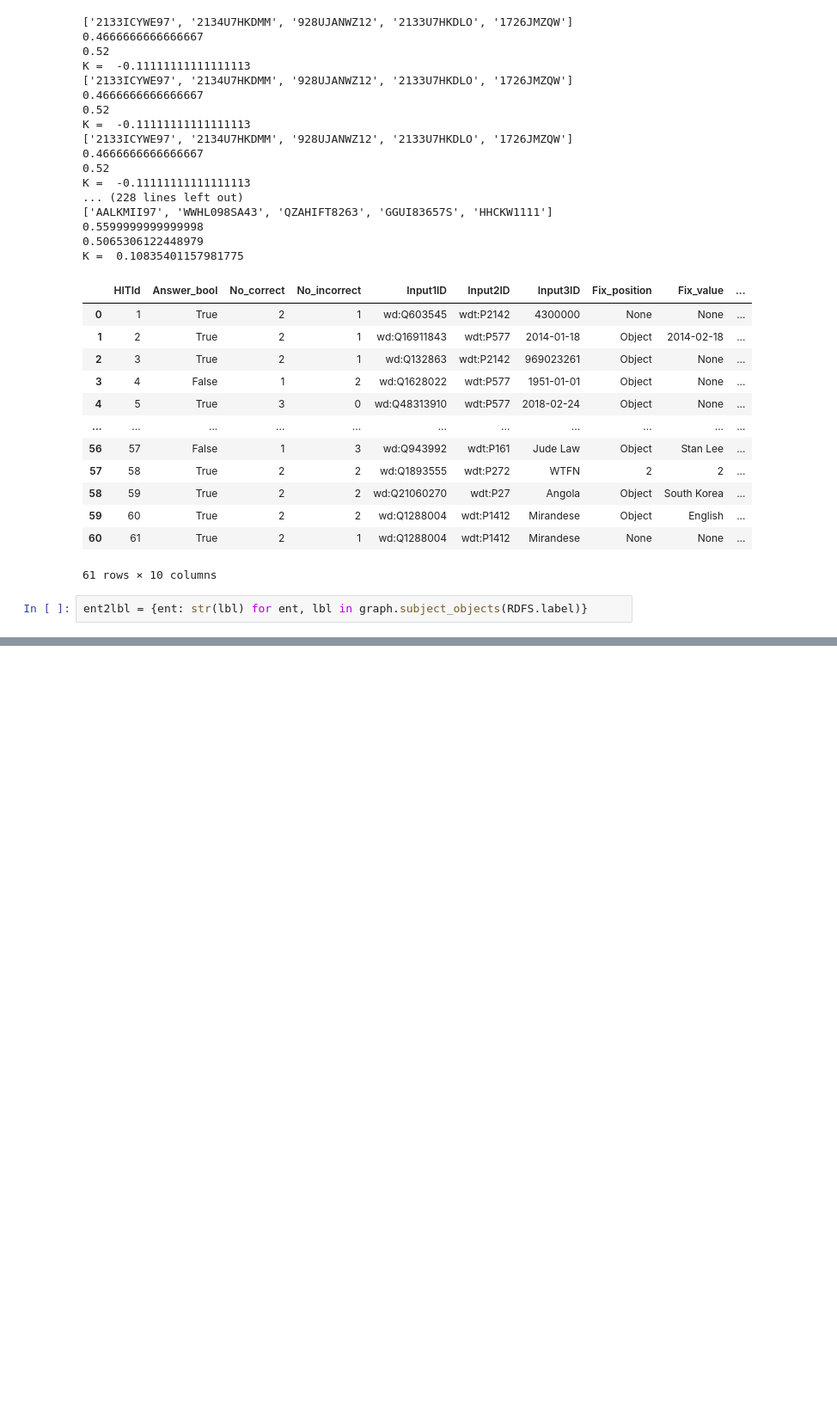
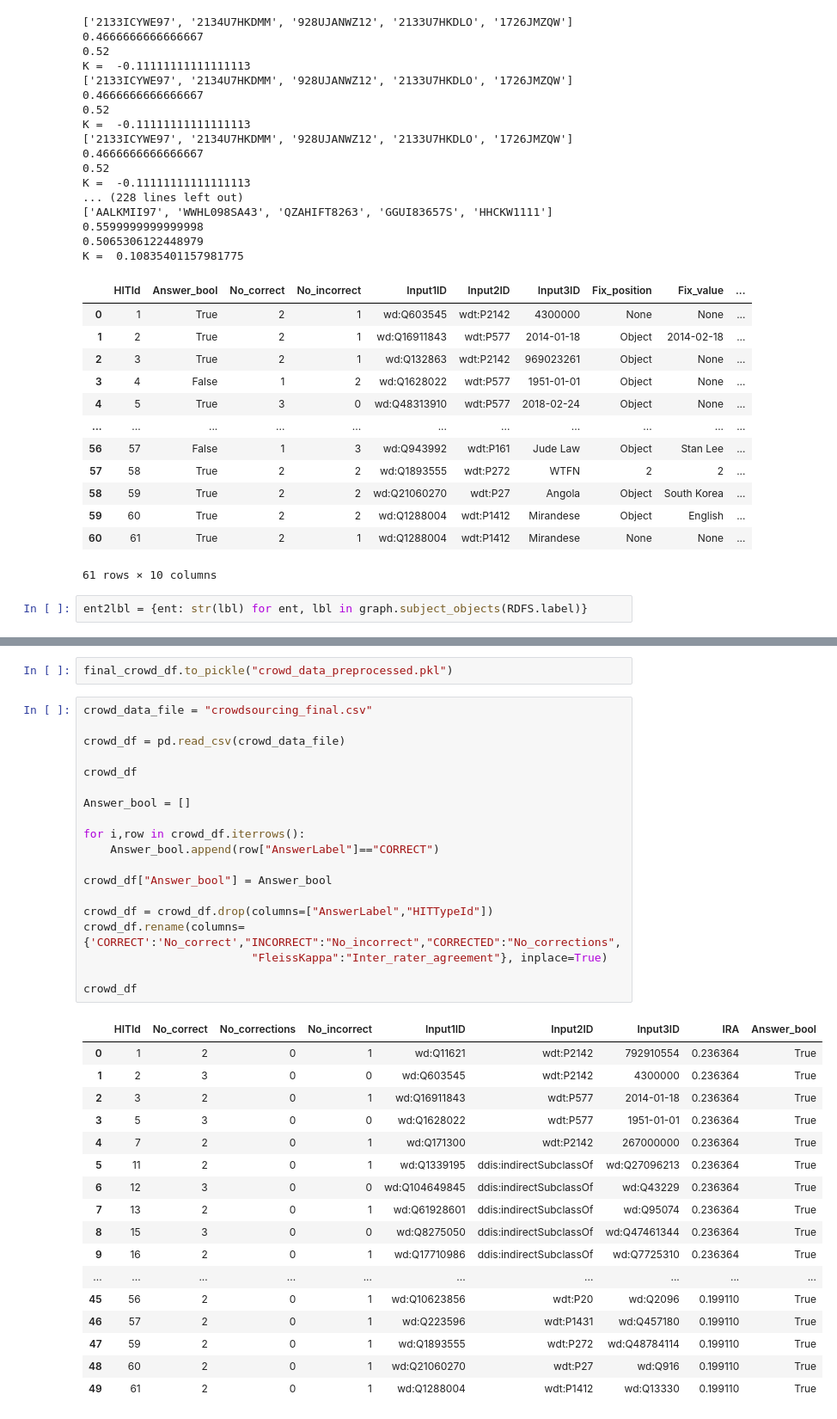
Before and after one commit to JorgeOrtizV/IntelligentConversationalAgent_ATAI, a Jupyter notebook: NER_test.ipynb, the cells around one changed output, grey strips where cells are left out. Shown at 86% size. Drawn from its saved outputs; the diff is of its cells as text; blank space fills up the shorter version.

```diff
--- a/NER_test.ipynb
+++ b/NER_test.ipynb
@@ -1919,0 +1928,39 @@ final_crowd_df.to_pickle("crowd_data_preprocessed.pkl")
+# %%
+final_crowd_df.to_pickle("crowd_data_preprocessed.pkl")
+# %%
+crowd_data_file = "crowdsourcing_final.csv"
+
+crowd_df = pd.read_csv(crowd_data_file)
+
+crowd_df
+
+Answer_bool = []
+
+for i,row in crowd_df.iterrows():
+    Answer_bool.append(row["AnswerLabel"]=="CORRECT")
+
+crowd_df["Answer_bool"] = Answer_bool
+
+crowd_df = crowd_df.drop(columns=["AnswerLabel","HITTypeId"])
+crowd_df.rename(columns={'CORRECT':'No_correct',"INCORRECT":"No_incorrect","CORRECTED":"No_corrections",
+                         "FleissKappa":"Inter_rater_agreement"}, inplace=True)
+
+crowd_df
+# %% [output]
+|  | HITId | No_correct | No_corrections | No_incorrect | Input1ID | Input2ID | Input3ID | IRA | Answer_bool |
+| 0 | 1 | 2 | 0 | 1 | wd:Q11621 | wdt:P2142 | 792910554 | 0.236364 | True |
+| 1 | 2 | 3 | 0 | 0 | wd:Q603545 | wdt:P2142 | 4300000 | 0.236364 | True |
+| 2 | 3 | 2 | 0 | 1 | wd:Q16911843 | wdt:P577 | 2014-01-18 | 0.236364 | True |
+| 3 | 5 | 3 | 0 | 0 | wd:Q1628022 | wdt:P577 | 1951-01-01 | 0.236364 | True |
+| 4 | 7 | 2 | 0 | 1 | wd:Q171300 | wdt:P2142 | 267000000 | 0.236364 | True |
+| 5 | 11 | 2 | 0 | 1 | wd:Q1339195 | ddis:indirectSubclassOf | wd:Q27096213 | 0.236364 | True |
+| 6 | 12 | 3 | 0 | 0 | wd:Q104649845 | ddis:indirectSubclassOf | wd:Q43229 | 0.236364 | True |
+| 7 | 13 | 2 | 0 | 1 | wd:Q61928601 | ddis:indirectSubclassOf | wd:Q95074 | 0.236364 | True |
+| 8 | 15 | 3 | 0 | 0 | wd:Q8275050 | ddis:indirectSubclassOf | wd:Q47461344 | 0.236364 | True |
+| 9 | 16 | 2 | 0 | 1 | wd:Q17710986 | ddis:indirectSubclassOf | wd:Q7725310 | 0.236364 | True |
+| ... | ... | ... | ... | ... | ... | ... | ... | ... | ... |
+| 45 | 56 | 2 | 0 | 1 | wd:Q10623856 | wdt:P20 | wd:Q2096 | 0.199110 | True |
+| 46 | 57 | 2 | 0 | 1 | wd:Q223596 | wdt:P1431 | wd:Q457180 | 0.199110 | True |
+| 47 | 59 | 2 | 0 | 1 | wd:Q1893555 | wdt:P272 | wd:Q48784114 | 0.199110 | True |
+| 48 | 60 | 2 | 0 | 1 | wd:Q21060270 | wdt:P27 | wd:Q916 | 0.199110 | True |
+| 49 | 61 | 2 | 0 | 1 | wd:Q1288004 | wdt:P1412 | wd:Q13330 | 0.199110 | True |
```
Also changed, not shown: parts of 13 cells of this notebook, 2 other files.
